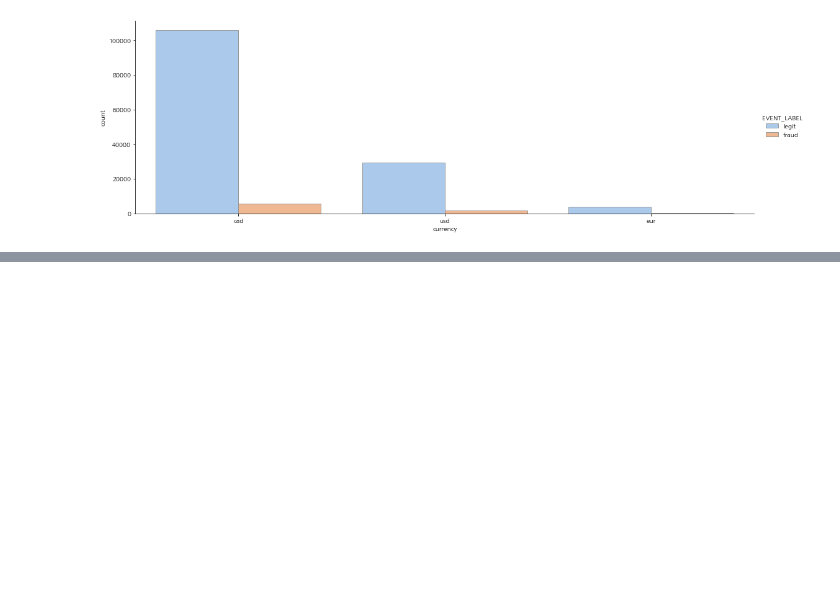
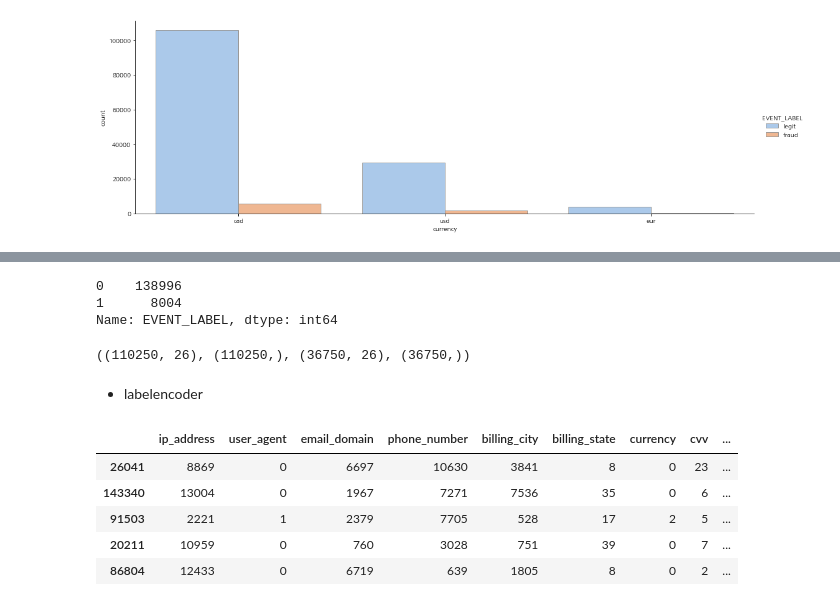
Before and after one commit to seonydg/ml-classification-predicting-credit-card-fraud-transactions, a Jupyter notebook: Predicting Credit Card Fraud Transactions.ipynb, the cells around one changed output, grey strips where cells are left out. Cells and saved outputs as stored; diff of their text form; code cells hidden in the pictures; blank space fills up the shorter version.

```diff
--- a/Predicting Credit Card Fraud Transactions.ipynb
+++ b/Predicting Credit Card Fraud Transactions.ipynb
@@ -460,0 +474,38 @@ plt.show()
+# %%
+# label data 수치형으로 변환 후 데이터 분리
+df['EVENT_LABEL'] = np.where(df['EVENT_LABEL']=='fraud', 1, 0)
+df['EVENT_LABEL'].value_counts()
+# %% [output]
+0    138996
+1      8004
+Name: EVENT_LABEL, dtype: int64
+# %%
+X = df.drop(['EVENT_TIMESTAMP', 'EVENT_LABEL', 'transaction_amt_gp'], axis=1)
+Y = df['EVENT_LABEL']
+
+train_x, test_x, train_y, test_y = train_test_split(X, Y, stratify=Y)
+
+train_x.shape, train_y.shape, test_x.shape, test_y.shape
+# %% [output]
+((110250, 26), (110250,), (36750, 26), (36750,))
+# %% [markdown]
+- labelencoder
+# %%
+# ▶ 사용하지 않을 카테고리형 변수는 리스트에서 제외
+categorical_lists.remove('EVENT_LABEL')
+categorical_lists.remove('EVENT_TIMESTAMP')
+# %%
+for col in categorical_lists:
+    le = LabelEncoder()
+    le.fit(list(train_x[col]) + list(test_x[col]))
+    train_x[col] = le.transform(train_x[col])
+    test_x[col] = le.transform(test_x[col])
+# %%
+train_x[categorical_lists].head()
+# %% [output]
+|  | ip_address | user_agent | email_domain | phone_number | billing_city | billing_state | currency | cvv | ... |
+| 26041 | 8869 | 0 | 6697 | 10630 | 3841 | 8 | 0 | 23 | ... |
+| 143340 | 13004 | 0 | 1967 | 7271 | 7536 | 35 | 0 | 6 | ... |
+| 91503 | 2221 | 1 | 2379 | 7705 | 528 | 17 | 2 | 5 | ... |
+| 20211 | 10959 | 0 | 760 | 3028 | 751 | 39 | 0 | 7 | ... |
+| 86804 | 12433 | 0 | 6719 | 639 | 1805 | 8 | 0 | 2 | ... |
```
Also changed, not shown: parts of 13 cells of this notebook.
